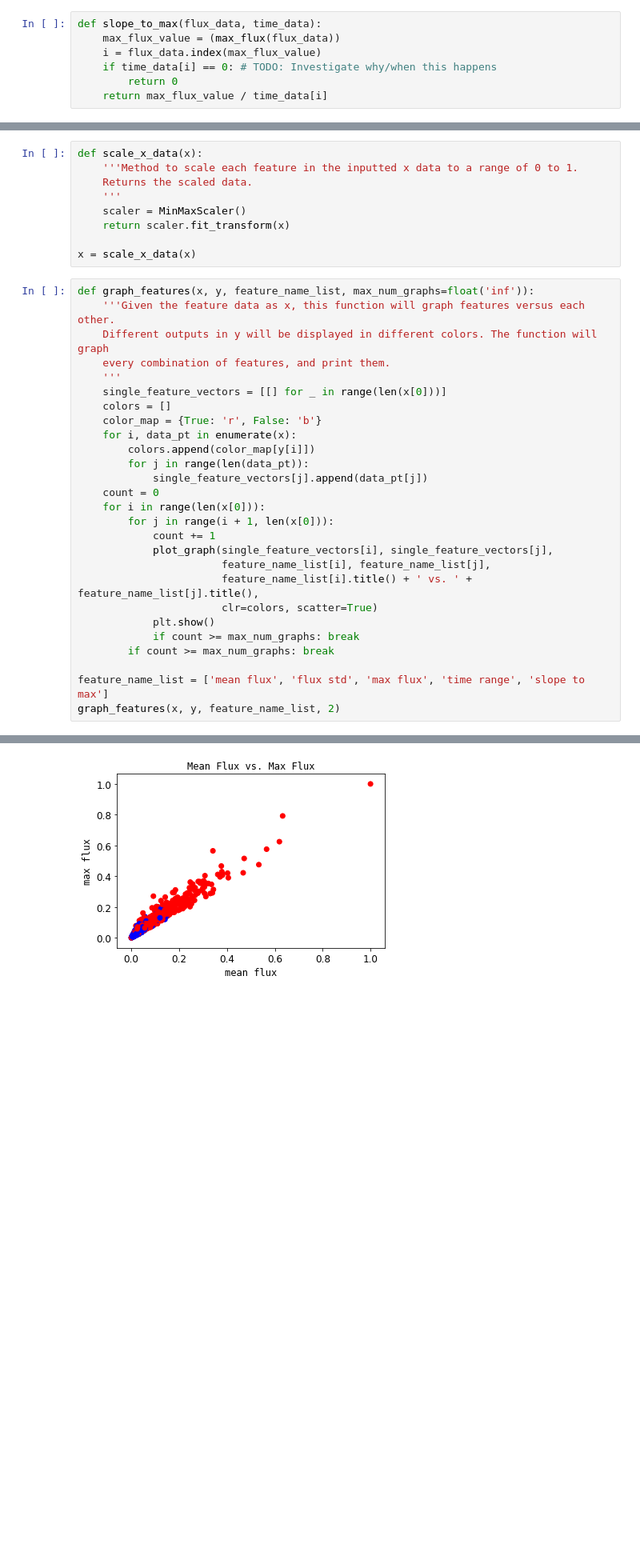
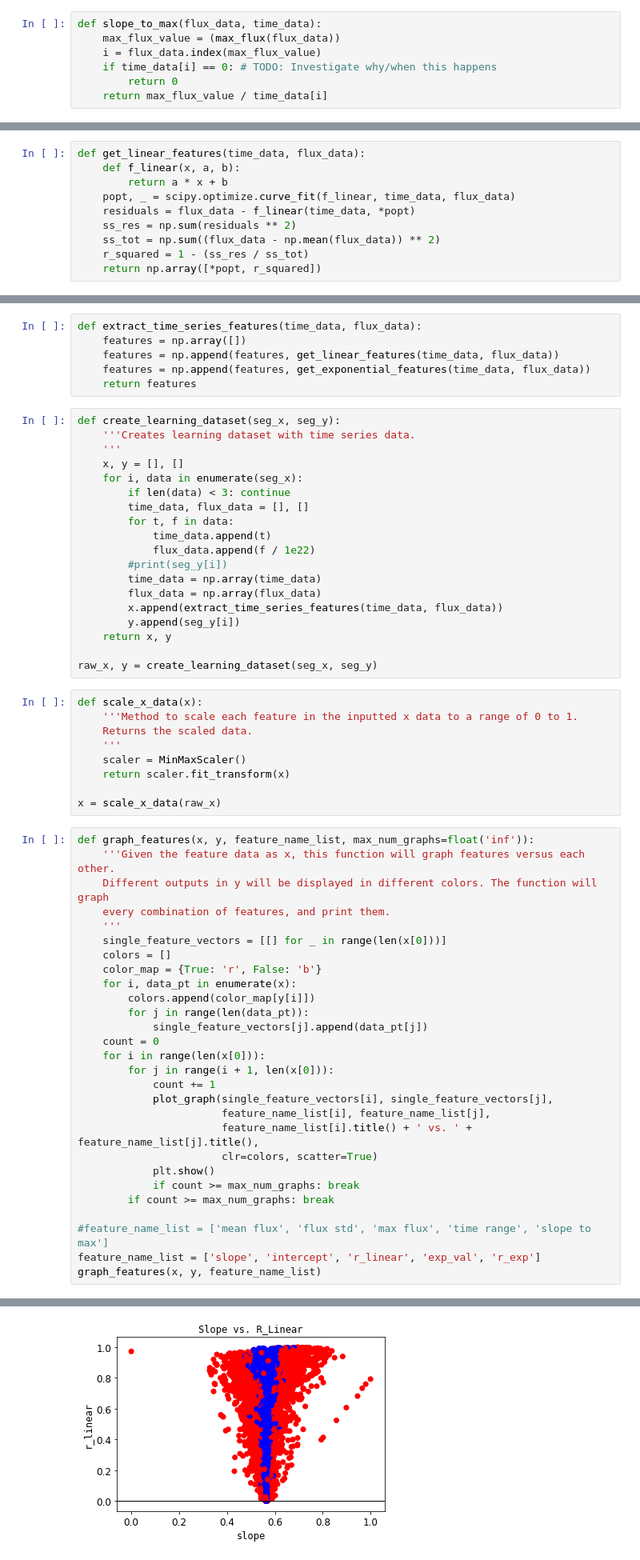
Before and after one commit to lucaspauker/hmi-time-series-analysis, a Jupyter notebook: data_gathering.ipynb, the cells around one changed output, grey strips where cells are left out. Shown at 80% size. Saved outputs shown, nothing was run; the diff lists cells and outputs as text; blank space fills up the shorter version.

Commit message:
Add learning and data visualization for X class flares

```diff
--- a/data_gathering.ipynb
+++ b/data_gathering.ipynb
@@ -573,0 +640,10 @@ x, y = create_binary_learning_dataset(harp_ids)
+# %%
+def get_linear_features(time_data, flux_data):
+    def f_linear(x, a, b):
+        return a * x + b
+    popt, _ = scipy.optimize.curve_fit(f_linear, time_data, flux_data)
+    residuals = flux_data - f_linear(time_data, *popt)
+    ss_res = np.sum(residuals ** 2)
+    ss_tot = np.sum((flux_data - np.mean(flux_data)) ** 2)
+    r_squared = 1 - (ss_res / ss_tot)
+    return np.array([*popt, r_squared])
@@ -574,3 +668,28 @@ x, y = create_binary_learning_dataset(harp_ids)
+# %%
+def extract_time_series_features(time_data, flux_data):
+    features = np.array([])
+    features = np.append(features, get_linear_features(time_data, flux_data))
+    features = np.append(features, get_exponential_features(time_data, flux_data))
+    return features
+# %%
+def create_learning_dataset(seg_x, seg_y):
+    '''Creates learning dataset with time series data.
+    '''
+    x, y = [], []
+    for i, data in enumerate(seg_x):
+        if len(data) < 3: continue
+        time_data, flux_data = [], []
+        for t, f in data:
+            time_data.append(t)
+            flux_data.append(f / 1e22)
+        #print(seg_y[i])
+        time_data = np.array(time_data)
+        flux_data = np.array(flux_data)
+        x.append(extract_time_series_features(time_data, flux_data))
+        y.append(seg_y[i])
+    return x, y
+
+raw_x, y = create_learning_dataset(seg_x, seg_y)
 # %%
 def scale_x_data(x):
     '''Method to scale each feature in the inputted x data to a range of 0 to 1.
@@ -579,7 +698,7 @@ def scale_x_data(x):
     scaler = MinMaxScaler()
     return scaler.fit_transform(x)
 
-x = scale_x_data(x)
+x = scale_x_data(raw_x)
 # %%
 def graph_features(x, y, feature_name_list, max_num_graphs=float('inf')):
     '''Given the feature data as x, this function will graph features versus each other.
@@ -605,6 +724,7 @@ def graph_features(x, y, feature_name_list, max_num_graphs=float('inf')):
             if count >= max_num_graphs: break
         if count >= max_num_graphs: break
 
-feature_name_list = ['mean flux', 'flux std', 'max flux', 'time range', 'slope to max']
-graph_features(x, y, feature_name_list, 2)
+#feature_name_list = ['mean flux', 'flux std', 'max flux', 'time range', 'slope to max']
+feature_name_list = ['slope', 'intercept', 'r_linear', 'exp_val', 'r_exp']
+graph_features(x, y, feature_name_list)
 # %% [output]
@@ -612 +732 @@ graph_features(x, y, feature_name_list, 2)
-[figure, old version]
+[figure, new version]
```
Also changed, not shown: parts of 19 cells of this notebook.
